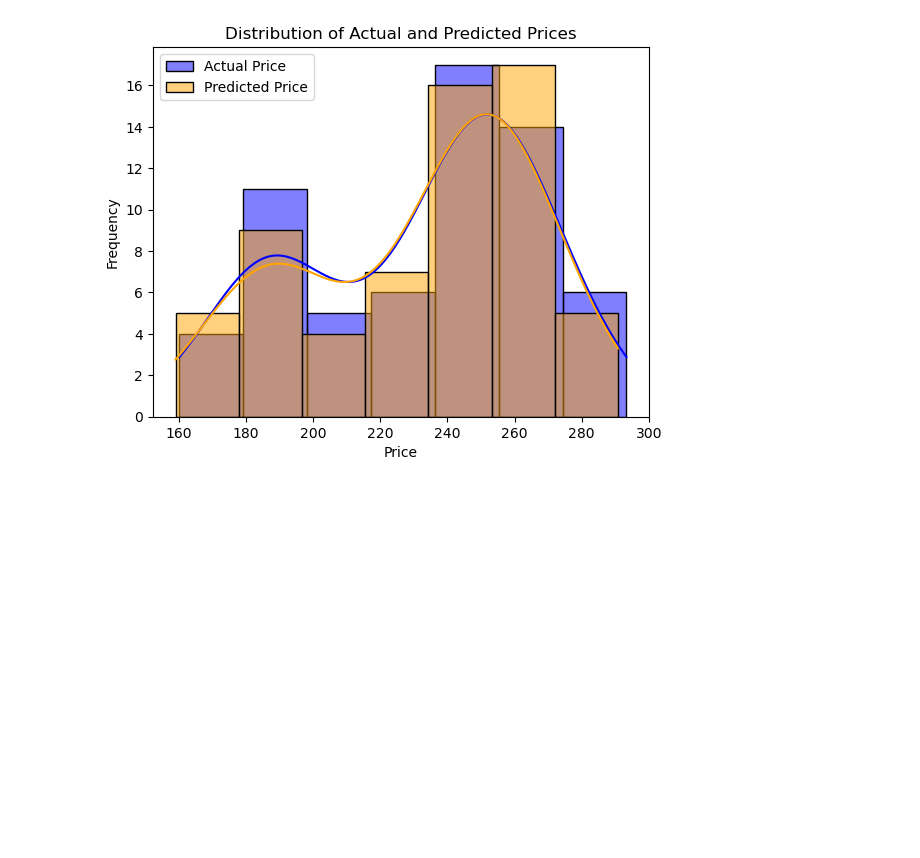
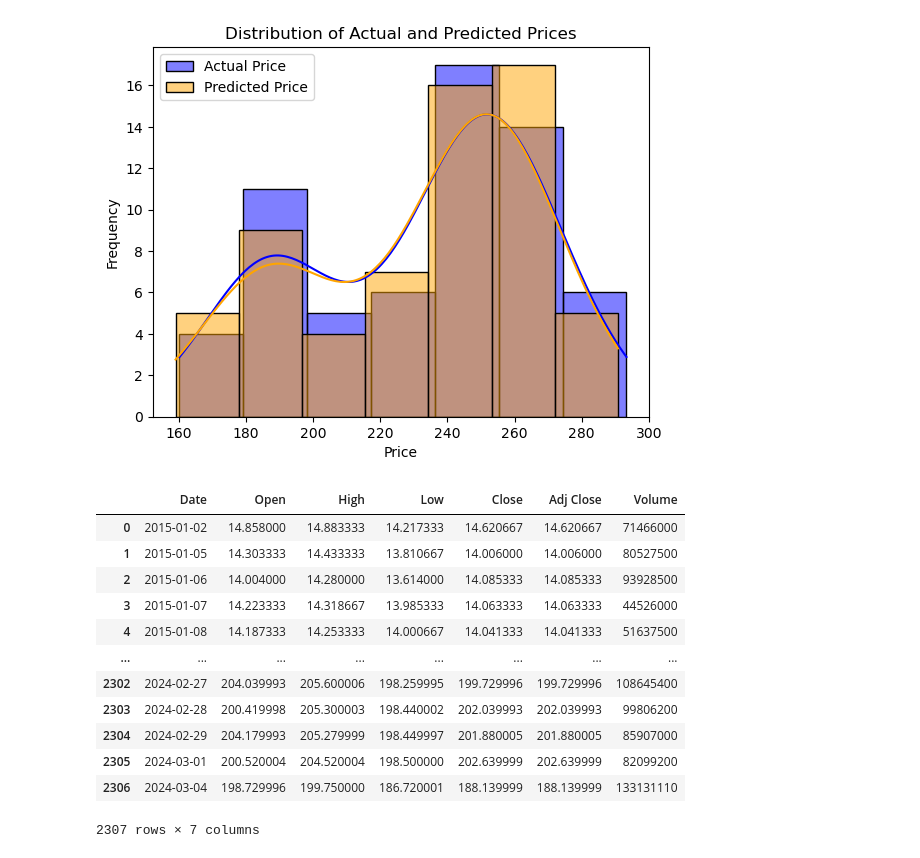
Before and after one commit to mloayzam/the_data_tweakers, a Jupyter notebook: Final Project/TSLA_Prediction_updated_v2.ipynb, the cells around one changed output. Cells and saved outputs as stored; diff of their text form; code cells hidden in the pictures; blank space fills up the shorter version.

```diff
--- a/Final Project/TSLA_Prediction_updated_v2.ipynb
+++ b/Final Project/TSLA_Prediction_updated_v2.ipynb
@@ -207,0 +224,18 @@ plt.show()
+# %%
+lstm_df = pd.read_csv('TSLA.csv')
+
+lstm_df
+# %% [output]
+|  | Date | Open | High | Low | Close | Adj Close | Volume |
+| 0 | 2015-01-02 | 14.858000 | 14.883333 | 14.217333 | 14.620667 | 14.620667 | 71466000 |
+| 1 | 2015-01-05 | 14.303333 | 14.433333 | 13.810667 | 14.006000 | 14.006000 | 80527500 |
+| 2 | 2015-01-06 | 14.004000 | 14.280000 | 13.614000 | 14.085333 | 14.085333 | 93928500 |
+| 3 | 2015-01-07 | 14.223333 | 14.318667 | 13.985333 | 14.063333 | 14.063333 | 44526000 |
+| 4 | 2015-01-08 | 14.187333 | 14.253333 | 14.000667 | 14.041333 | 14.041333 | 51637500 |
+| ... | ... | ... | ... | ... | ... | ... | ... |
+| 2302 | 2024-02-27 | 204.039993 | 205.600006 | 198.259995 | 199.729996 | 199.729996 | 108645400 |
+| 2303 | 2024-02-28 | 200.419998 | 205.300003 | 198.440002 | 202.039993 | 202.039993 | 99806200 |
+| 2304 | 2024-02-29 | 204.179993 | 205.279999 | 198.449997 | 201.880005 | 201.880005 | 85907000 |
+| 2305 | 2024-03-01 | 200.520004 | 204.520004 | 198.500000 | 202.639999 | 202.639999 | 82099200 |
+| 2306 | 2024-03-04 | 198.729996 | 199.750000 | 186.720001 | 188.139999 | 188.139999 | 133131110 |
+2307 rows × 7 columns
```
Also changed, not shown: parts of 11 cells of this notebook.
